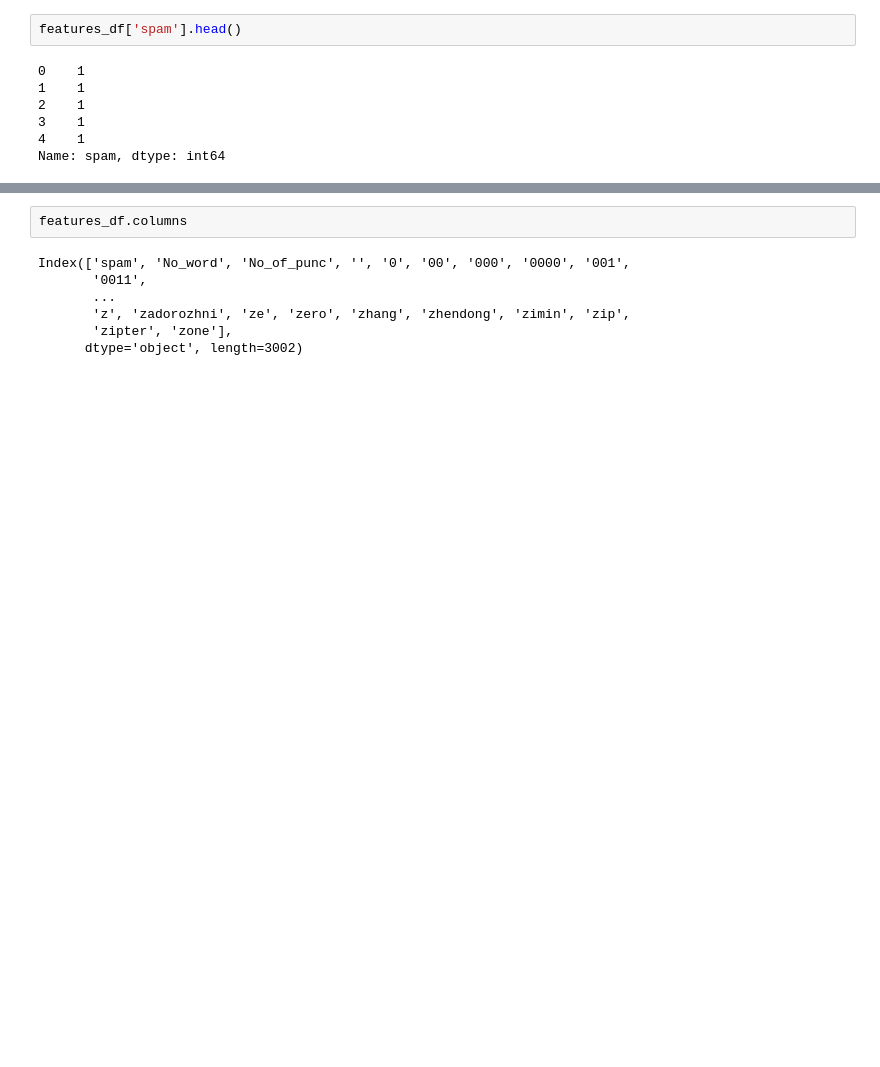
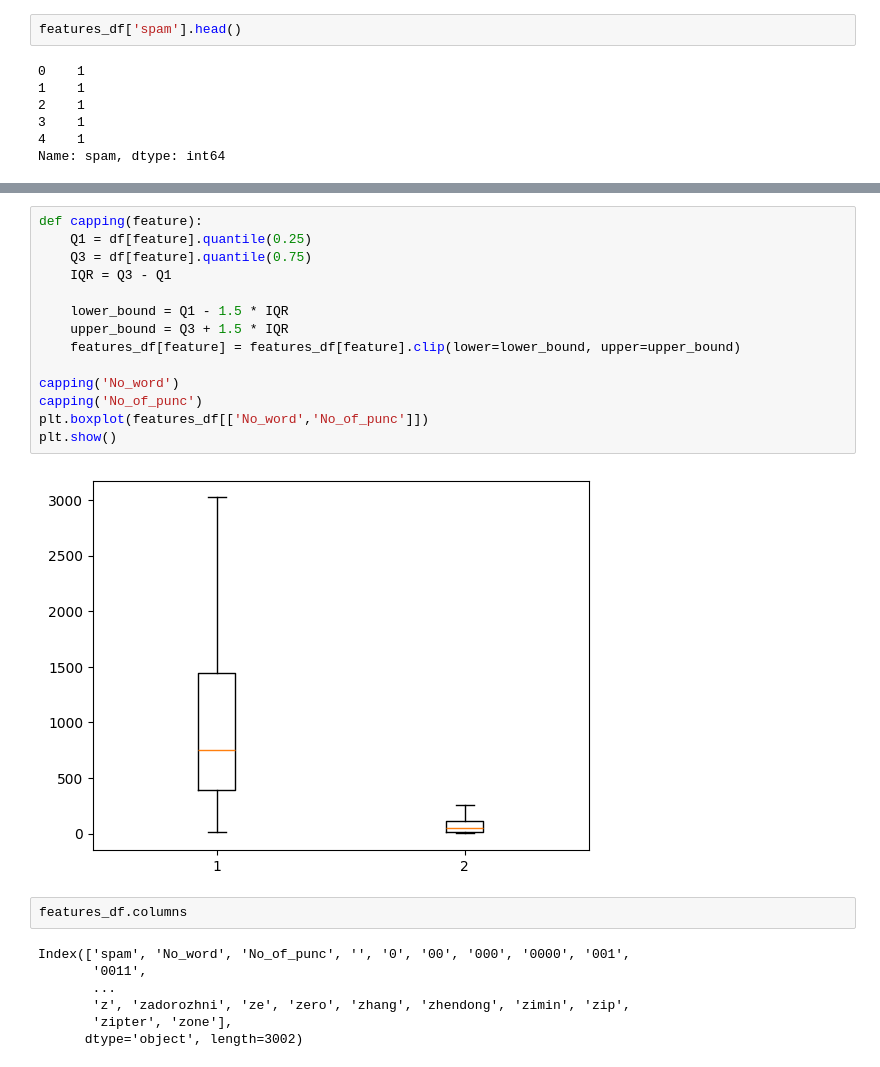
Before and after one commit to BinaraMendis7/Spam-Email-detecting-system, a Jupyter notebook: Untitled-1.ipynb, the cells around one changed output, grey strips where cells are left out. Cells and saved outputs as stored; diff of their text form; blank space fills up the shorter version.

```diff
--- a/Untitled-1.ipynb
+++ b/Untitled-1.ipynb
@@ -218,3 +218,19 @@ plt.show()
+# %%
+def capping(feature):
+    Q1 = df[feature].quantile(0.25)
+    Q3 = df[feature].quantile(0.75)
+    IQR = Q3 - Q1
+
+    lower_bound = Q1 - 1.5 * IQR
+    upper_bound = Q3 + 1.5 * IQR
+    features_df[feature] = features_df[feature].clip(lower=lower_bound, upper=upper_bound)
+
+capping('No_word')
+capping('No_of_punc')
+plt.boxplot(features_df[['No_word','No_of_punc']])
+plt.show()
+# %% [output]
+[figure, added]
 # %%
 features_df.columns
 # %% [output]
```
Also changed, not shown: parts of 13 cells of this notebook.
